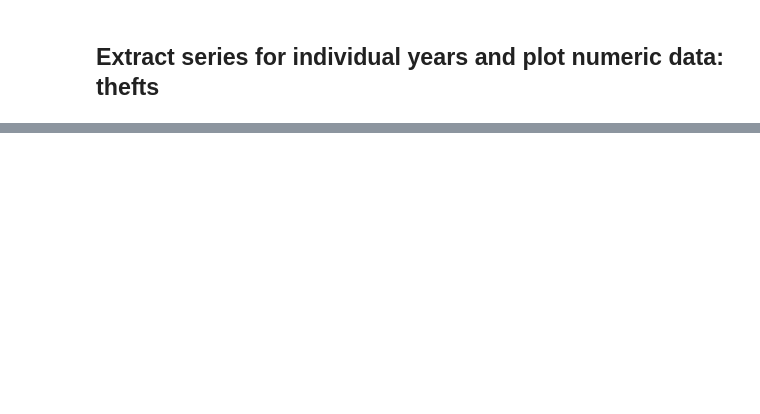
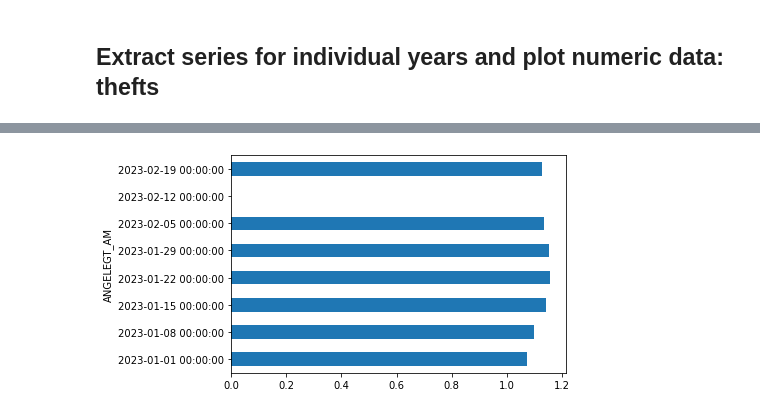
Before and after one commit to cpumarfrohberg/analyze_bike_thefts, a Jupyter notebook: EDA/bike_thefts.ipynb, the cells around one changed output, grey strips where cells are left out. Saved outputs shown, nothing was run; the diff lists cells and outputs as text; code cells hidden in the pictures; blank space fills up the shorter version.

```diff
--- a/EDA/bike_thefts.ipynb
+++ b/EDA/bike_thefts.ipynb
@@ -261,6 +337,8 @@ bike_thefts_series_23.describe()
 # %%
 (bike_thefts_series_23
-.resample('D')
+.resample('W')
 .mean()
-.plot.line()
+.plot.barh() #ignore
 );
+# %% [output]
+[figure, added]
```
Also changed, not shown: parts of 35 cells of this notebook, 1 other file.
